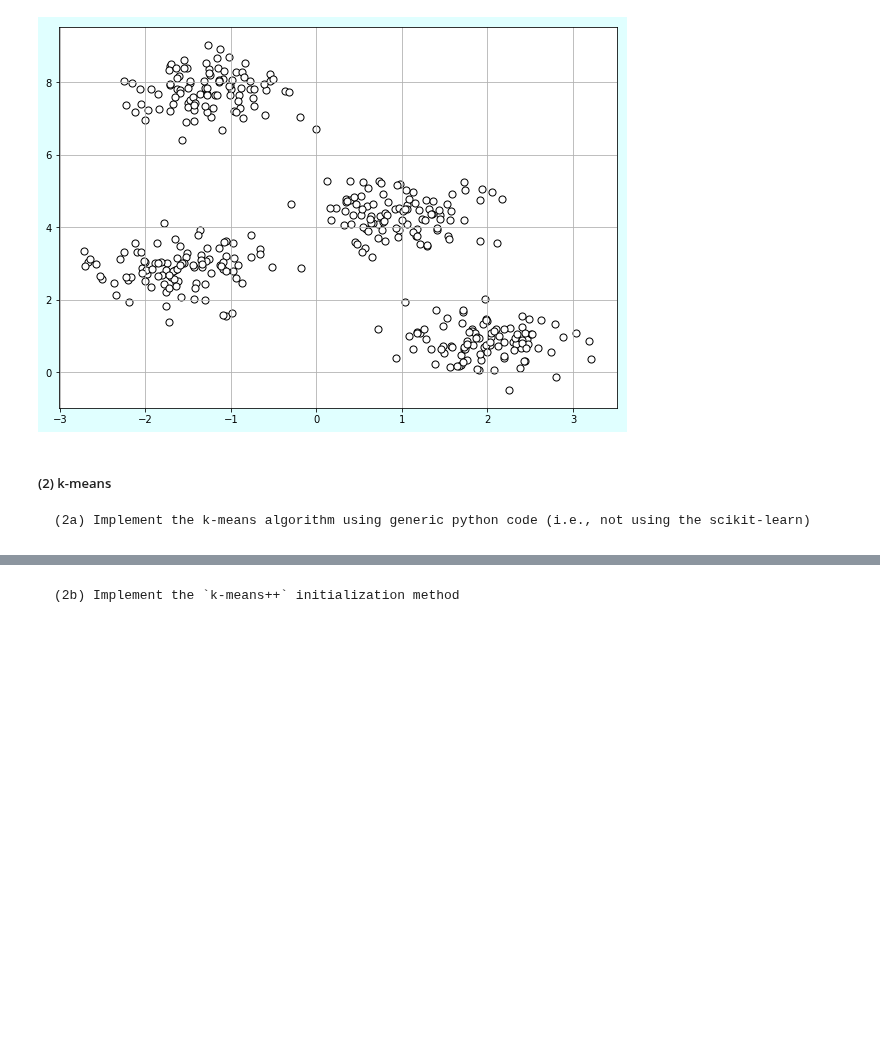
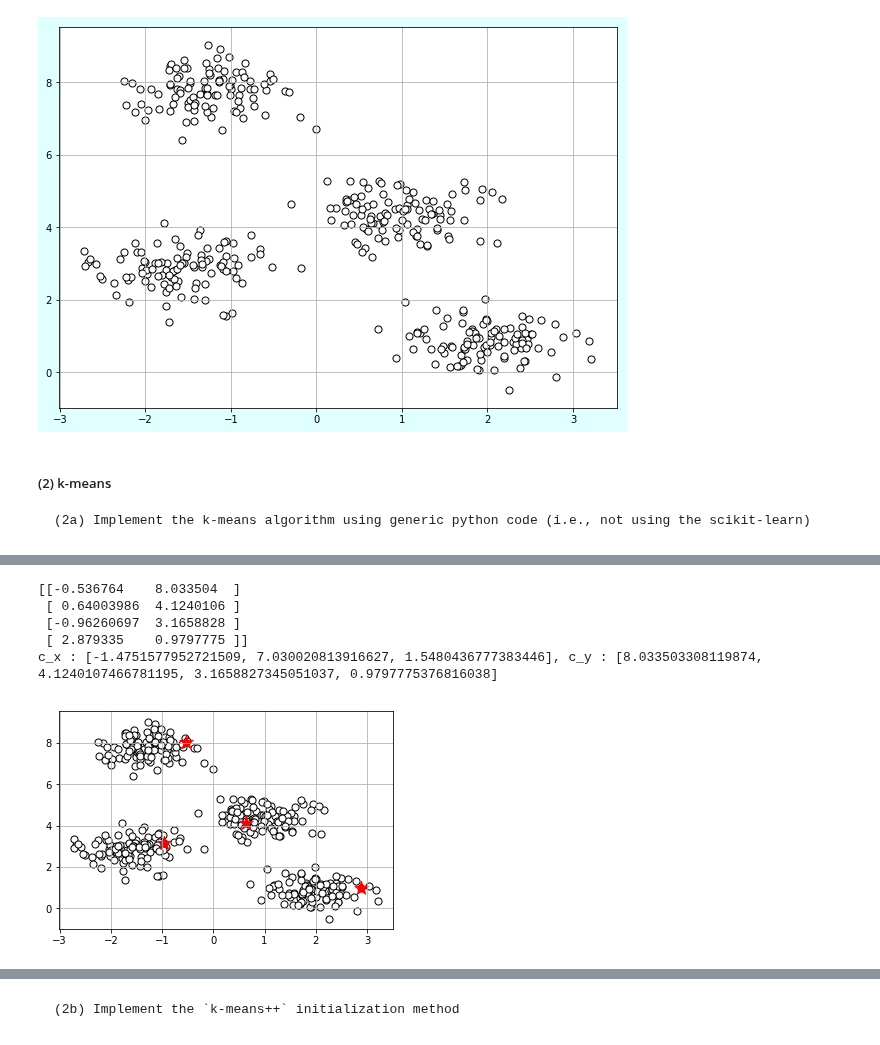
Before and after one commit to happyhyowon/work, a Jupyter notebook: HyowonKim_2019020723_hw4.ipynb, the cells around one changed output, grey strips where cells are left out. Drawn from its saved outputs; the diff is of its cells as text; code cells hidden in the pictures; blank space fills up the shorter version.

```diff
--- a/HyowonKim_2019020723_hw4.ipynb
+++ b/HyowonKim_2019020723_hw4.ipynb
@@ -68,0 +41,72 @@ plt.scatter(C_x, C_y, marker='*', s=200, c='g')
+# %%
+from copy import deepcopy
+import random as rd
+
+# Euclidean Distance Caculator
+def dist(a, b, ax=1):
+    return np.linalg.norm(a - b, axis=ax)
+
+# Number of clusters
+k = 4
+
+## 1. Randomly pick k centroids from the sample points as initial cluster centers.
+# X coordinates of random centroids
+xx = []
+xx.extend([rd.randrange(0,401), rd.randrange(0,401), rd.randrange(0,401), rd.randrange(0,401)])
+
+c_x = []
+c_x.extend([X[xx[0],0], X[xx[1],0],
+            X[xx[2],0], X[xx[3],0]])
+
+# Y coordinates of random centroids
+c_y = []
+c_y.extend([X[xx[0],1], X[xx[1],1],
+            X[xx[2],1], X[xx[3],1]])
+
+centers = np.array(list(zip(c_x, c_y)), dtype=np.float32)
+print(centers)
+
+print('c_x : {}, c_y : {}'.format(c, c_y))
+
+# Plotting along with the Centroids
+plt.scatter(X[:, 0], X[:, 1], c='white', marker='o', edgecolor='black', s=50)
+plt.scatter(centers[:, 0], centers[:, 1], marker='*', s=200, c='r')
+plt.grid()
+plt.show()
+
+## 2. Assign each sample to the nearest centroid(mu)
+## 3. Move the centroids to the center of the samples that were assigned to it.
+## 4. Repeat steps 2 and 3  until the cluster assignments do not change or
+##    a user defined tolerance or maximum number of iterations is reached.
+n = X.shape[0] # num of training data
+pCenters = np.zeros(centers.shape) # old Center
+nCenters = deepcopy(centers) # new Center
+print('pCenters : \n{} \n nCenters \n{}' .format(pCenters, nCenters))
+clusters = np.zeros(n)
+
+# squared Euclidean distance
+error = dist(nCenters, pCenters, None)
+print('squared Euclidean distance : {}' .format(error))
+
+while error != 0:
+    for i in range(n):
+        # squared Euclidean distance
+        distances = dist(X[i], nCenters)
+        cluster = np.argmin(distances)
+        clusters[i] = cluster
+    #print('clusters : {}' .format(clusters))
+    pCenters = deepcopy(nCenters)
+
+    for i in range(k):
+        points = [X[j] for j in range(n) if clusters[j] == i]
+        nCenters[i] = np.mean(points, axis=0)
+
+    error = dist(centers, pCenters, None) # 2-norm
+    print('error : {} \n nCenters {}' .format(error, nCenters))
+# %% [output]
+[[-0.536764    8.033504  ]
+ [ 0.64003986  4.1240106 ]
+ [-0.96260697  3.1658828 ]
+ [ 2.879335    0.9797775 ]]
+c_x : [-1.4751577952721509, 7.030020813916627, 1.5480436777383446], c_y : [8.033503308119874, 4.1240107466781195, 3.1658827345051037, 0.9797775376816038]
+[figure, added]
```
Also changed, not shown: parts of 6 cells of this notebook.
